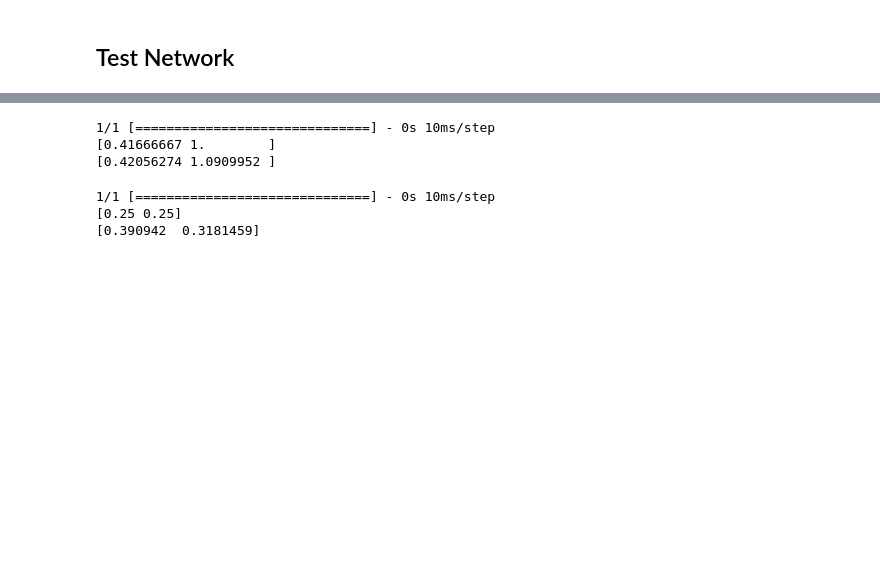
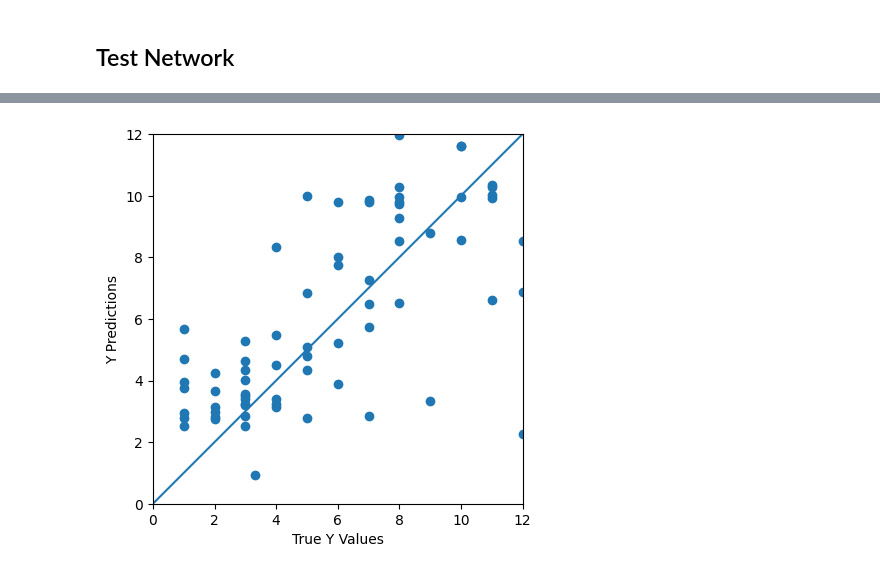
Before and after one commit to Indoor-Navigating-Robot/Indoor-Navigating-Robot, a Jupyter notebook: RSSI_Parse_and_Test_revised.ipynb, the cells around one changed output, grey strips where cells are left out. Cells and saved outputs as stored; diff of their text form; code cells hidden in the pictures; blank space fills up the shorter version.

```diff
--- a/RSSI_Parse_and_Test_revised.ipynb
+++ b/RSSI_Parse_and_Test_revised.ipynb
@@ -144,28 +203,15 @@ plt.show()
+# %%
+test_predictionsy = test_predictions[:, 1] * 12
+
+a = plt.axes(aspect='equal')
+plt.scatter(y_test[:, 1] * 12, test_predictionsy)
+plt.xlabel('True Y Values')
+plt.ylabel('Y Predictions')
+lims = [0, 12]
+plt.xlim(lims)
+plt.ylim(lims)
+_ = plt.plot(lims, lims)
+# %% [output]
+[figure, added]
 # %%
 # this site may be useful in the future: https://machinelearningmastery.com/deep-learning-models-for-multi-output-regression/
-# %%
-# Demonstrate what would happen if the robot collected RSSI values at a given spot 3 times and then averaged the predictions
-# location 5,12
-# These values are overly optimistic since the data points haven't been removed from our training data
-datatest = dftest.iloc[:,:-2].to_numpy() / 70
-labelstest = dftest.iloc[:, -2:].to_numpy() / 12
-test_predictions1 = model.predict(datatest)
-print(np.mean(labelstest, axis=0))
-print(np.mean(test_predictions1, axis=0))
-# %% [output]
-1/1 [==============================] - 0s 10ms/step
-[0.41666667 1.        ]
-[0.42056274 1.0909952 ]
-# %%
-# Demonstrate what would happen if the robot collected RSSI values at a given spot 3 times and then averaged the predictions
-# location 3,3
-# These values are overly optimistic since the data points haven't been removed from our training data
-datatest = dftest2.iloc[:,:-2].to_numpy() / 70
-labelstest = dftest2.iloc[:, -2:].to_numpy() / 12
-test_predictions1 = model.predict(datatest)
-print(np.mean(labelstest, axis=0))
-print(np.mean(test_predictions1, axis=0))
-# %% [output]
-1/1 [==============================] - 0s 10ms/step
-[0.25 0.25]
-[0.390942  0.3181459]
```
Also changed, not shown: parts of 16 cells of this notebook.
